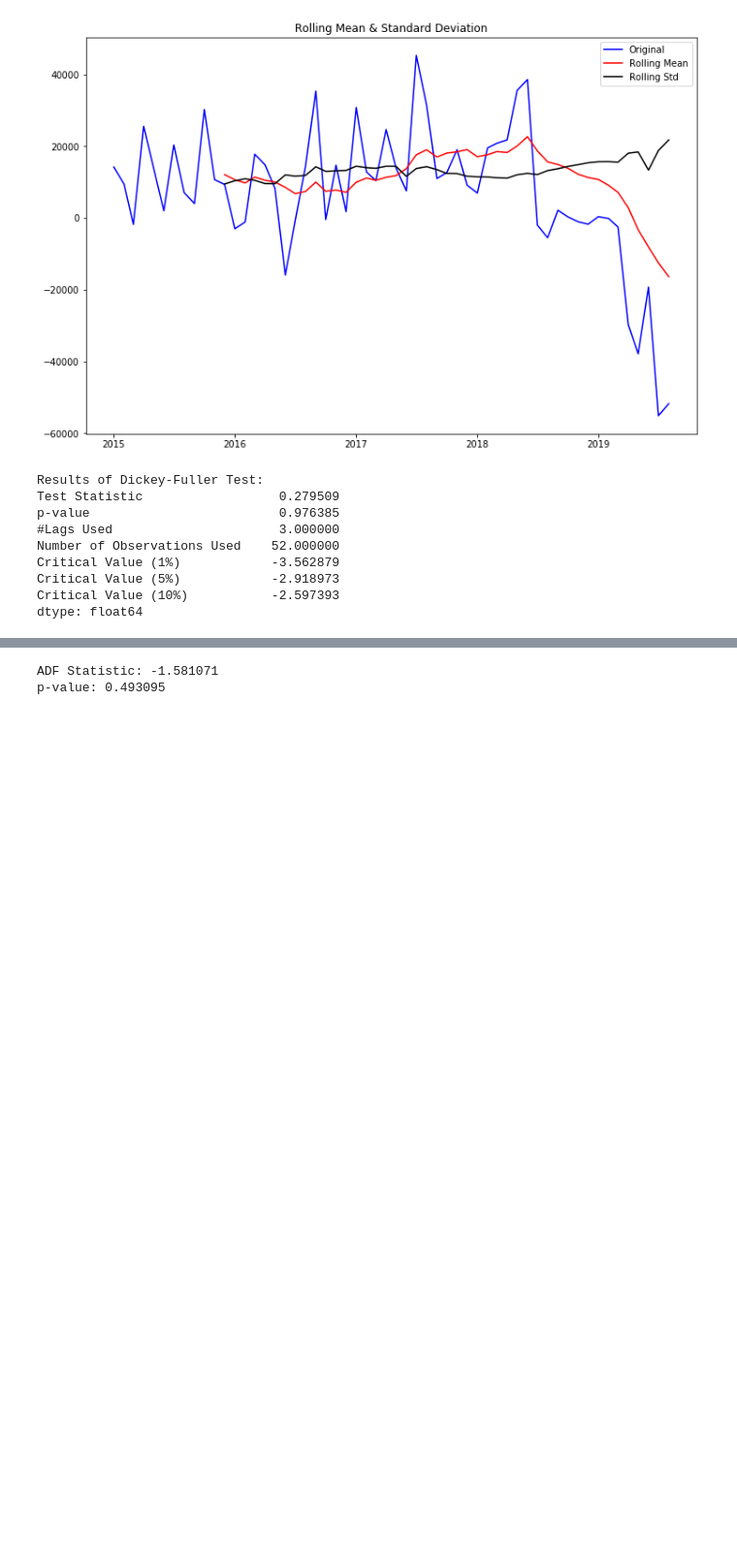
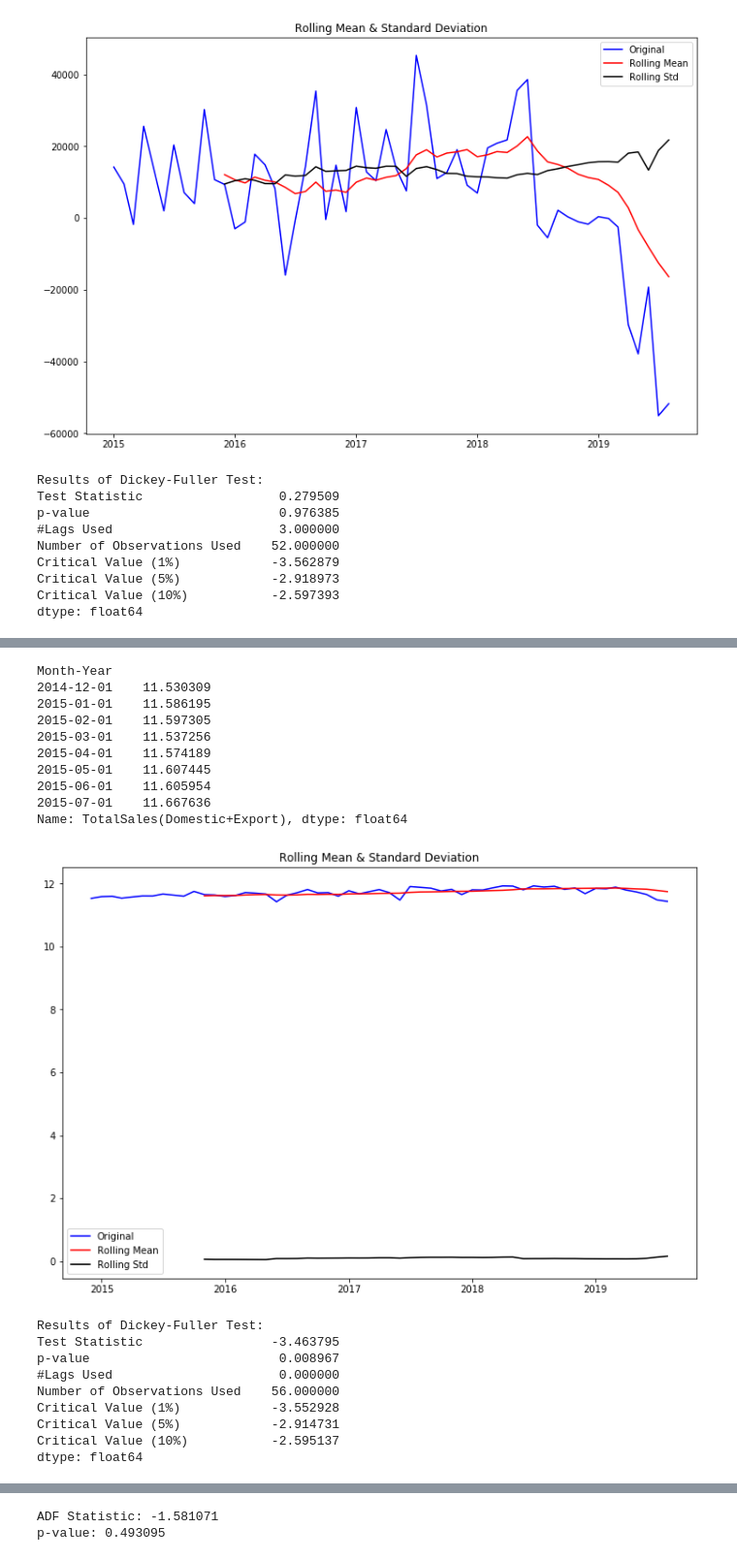
Before and after one commit to pushkarmittal1996/CarDekho, a Jupyter notebook: Code.ipynb, the cells around one changed output, grey strips where cells are left out. Shown at 97% size. Drawn from its saved outputs; the diff is of its cells as text; code cells hidden in the pictures; blank space fills up the shorter version.

```diff
--- a/Code.ipynb
+++ b/Code.ipynb
@@ -108,0 +148,27 @@ dtype: float64
+# %%
+log_std = np.log(monthly['TotalSales(Domestic+Export)'].dropna(inplace=False)).rolling(window=12).std()
+log_stdminusvalue = np.log(monthly['TotalSales(Domestic+Export)'].dropna(inplace=False)) - log_std
+log_stdminusvalue.dropna(inplace=True)
+print(log_stdminusvalue.head(8))
+test_stationarity(log_stdminusvalue)
+# %% [output]
+Month-Year
+2014-12-01    11.530309
+2015-01-01    11.586195
+2015-02-01    11.597305
+2015-03-01    11.537256
+2015-04-01    11.574189
+2015-05-01    11.607445
+2015-06-01    11.605954
+2015-07-01    11.667636
+Name: TotalSales(Domestic+Export), dtype: float64
+[figure, added]
+Results of Dickey-Fuller Test:
+Test Statistic                 -3.463795
+p-value                         0.008967
+#Lags Used                      0.000000
+Number of Observations Used    56.000000
+Critical Value (1%)            -3.552928
+Critical Value (5%)            -2.914731
+Critical Value (10%)           -2.595137
+dtype: float64
```
Also changed, not shown: parts of 8 cells of this notebook.
